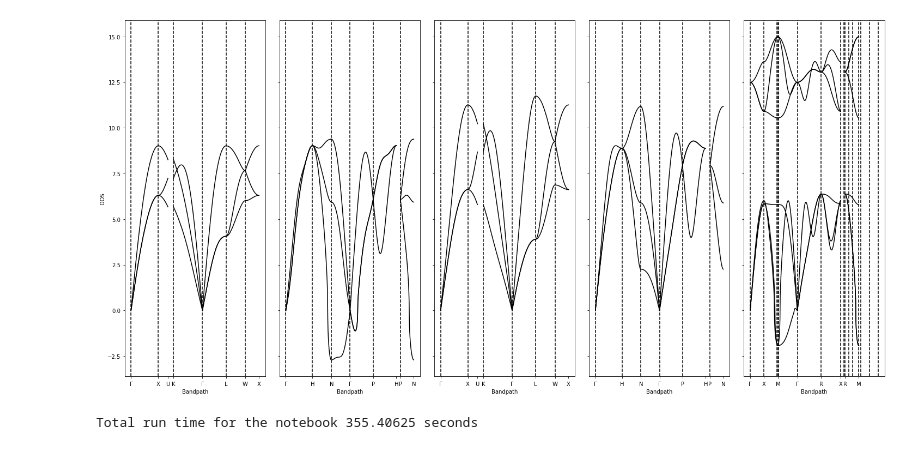
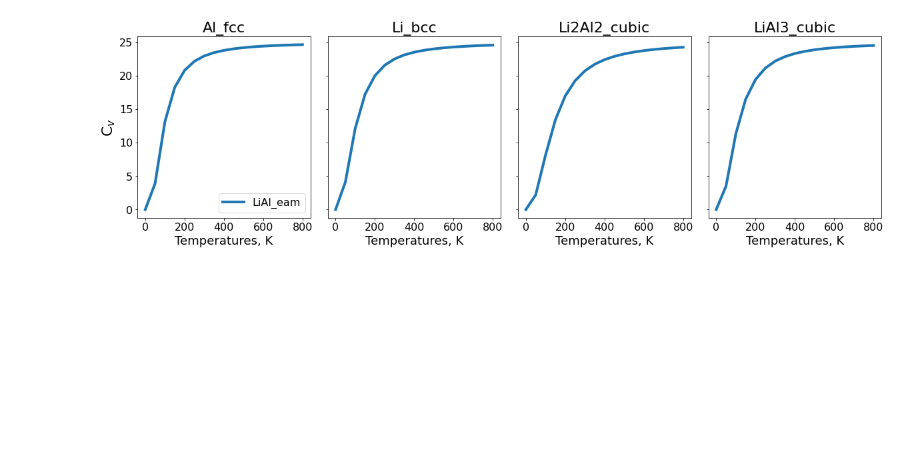
Before and after one commit to pyiron-workshop/potentials-workshop-2022, a Jupyter notebook: validation/validation_LiAl.ipynb, the cells around one changed output. Saved outputs shown, nothing was run; the diff lists cells and outputs as text; code cells hidden in the pictures; blank space fills up the shorter version.

```diff
--- a/validation/validation_LiAl.ipynb
+++ b/validation/validation_LiAl.ipynb
@@ -412,43 +429,38 @@ fig.subplots_adjust(wspace=0.1);
+# %%
+fig, ax_list = plt.subplots(ncols=len(data_elastic.phase.unique()), nrows=1, sharex="row", sharey="row")
+
+fig.set_figwidth(20)
+fig.set_figheight(5)
+
+color_palette = sns.color_palette("tab10", n_colors=len(data_elastic.potential.unique()))
+
+
+for i, phase in enumerate(data_elastic.phase.unique()):
+
+    ax = ax_list[i]
+    data = data_elastic[data_elastic.phase == phase]
+
+    n_atom = data_murn[data_murn["phase"]==phase]["n_atoms"].item()
+
+
+    for j, pot in enumerate(potentials_list):
+
+        phonopy_job = pr[get_clean_project_name(pot) + f"/phonopy_job_{phase}"]
+
+        thermo = phonopy_job.get_thermal_properties(t_min=0, t_max=800)
+
+        ax.plot(thermo.temperatures, thermo.cv/n_atom,
+                lw=4,
+                label=get_clean_project_name(pot),
+                color=color_palette[j])
+        ax.set_xlabel("Temperatures, K",fontsize=18)
+    ax.set_title(f"{phase}",fontsize=22)
+    ax.tick_params(labelsize=16)
+ax_list[0].set_ylabel("C$_v$",fontsize=22)
+
+ax_list[0].legend(prop={"size":16})
+fig.subplots_adjust(wspace=0.1);
+# %% [output]
+[figure, new version]
 # %%
 # phonopy_job.plot_band_structure()
-# %%
-fig, ax_list = plt.subplots(ncols=len(df_ground_state.phase.unique()), nrows=len(potentials_list), sharey="row")
-
-fig.set_figwidth(25)
-fig.set_figheight(12)
-
-color_palette = sns.color_palette("tab10", n_colors=len(df_ground_state.potential.unique()))
-
-
-for i, phase in enumerate(df_ground_state.phase.unique()):
-
-
-    data = df_ground_state[df_ground_state.phase == phase]
-
-
-
-    for j, pot in enumerate(potentials_list):
-
-        if len(potentials_list) == 1:
-            ax = ax_list[i]
-            ax_list[0].set_ylabel("DOS")
-            ax.set_title(f"{phase}")
-
-        else:
-            ax = ax_list[j][i]
-            ax_list[j][0].set_ylabel("DOS")
-            ax_list[0][i].set_title(f"{phase}")
-        phonopy_job = pr[get_clean_project_name(pot) + f"/phonopy_job_{phase}"]
-
-        phonopy_job.plot_band_structure(axis=ax)
-        ax.set_ylabel("")
-        ax.set_title("")
-
-fig.subplots_adjust(wspace=0.1, hspace=0.4);
-# %% [output]
-[figure, removed]
-# %%
-time_stop = time.process_time()
-print(f"Total run time for the notebook {time_stop - time_start} seconds")
-# %% [output]
-Total run time for the notebook 355.40625 seconds
```
Also changed, not shown: parts of 53 cells of this notebook, 7 other files.
